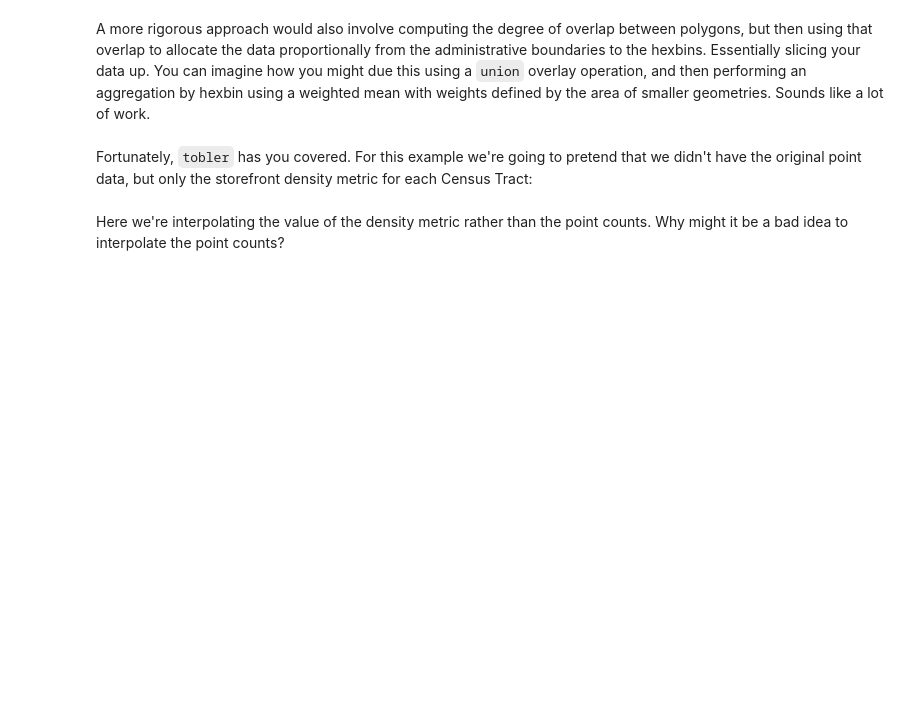
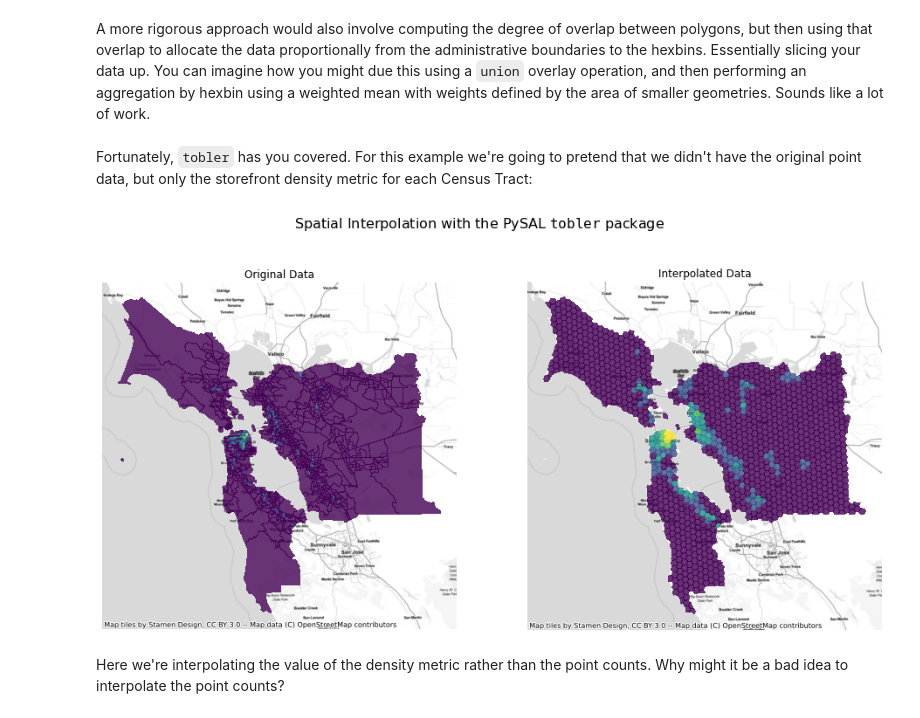
Before and after one commit to daisybellelewis/CYPLAN255, a Jupyter notebook: notebooks/lecture_18_static_maps.ipynb, the cells around one changed output. Cells and saved outputs as stored; diff of their text form; code cells hidden in the pictures; blank space fills up the shorter version.

```diff
--- a/notebooks/lecture_18_static_maps.ipynb
+++ b/notebooks/lecture_18_static_maps.ipynb
@@ -340,24 +358,30 @@ hex_interpolated = area_interpolate(
 # %%
+metric = 'store_density'
+hex_interpolated = area_interpolate(
+    source_df=tracts_proj, target_df=hexes, intensive_variables=[metric])
+
 fig, axs = plt.subplots(1,2, figsize=(16, 8))
 
 tracts_proj.plot(
-    'store_density', scheme='fisherjenks', alpha=0.8, ax=axs[0], edgecolor='none', antialiased=False)
+    metric, scheme='fisherjenks', alpha=0.8, ax=axs[0], edgecolor='none', antialiased=False)
 hex_interpolated.plot(
-    'store_density', scheme='fisherjenks', alpha=0.8, ax=axs[1], edgecolor='none', antialiased=False)
+    metric, scheme='fisherjenks', alpha=0.8, ax=axs[1], edgecolor='none', antialiased=False)
 
 axs[0].set_title('Original Data')
 axs[1].set_title('Interpolated Data')
 
 for ax in axs:
     cx.add_basemap(
         ax=ax,
         source=cx.providers.Stamen.TonerLite,
         crs=hexes.crs.to_string())
     ax.axis('off')
 
 fig.suptitle('Spatial Interpolation with the PySAL $\mathtt{tobler}$ package', fontsize=16)
 
 plt.show()
+# %% [output]
+[figure, added]
 # %% [markdown]
 Here we're interpolating the value of the density metric rather than the point counts. Why might it be a bad idea to interpolate the point counts?
 # %% [markdown]
```
Also changed, not shown: parts of 13 cells of this notebook.
